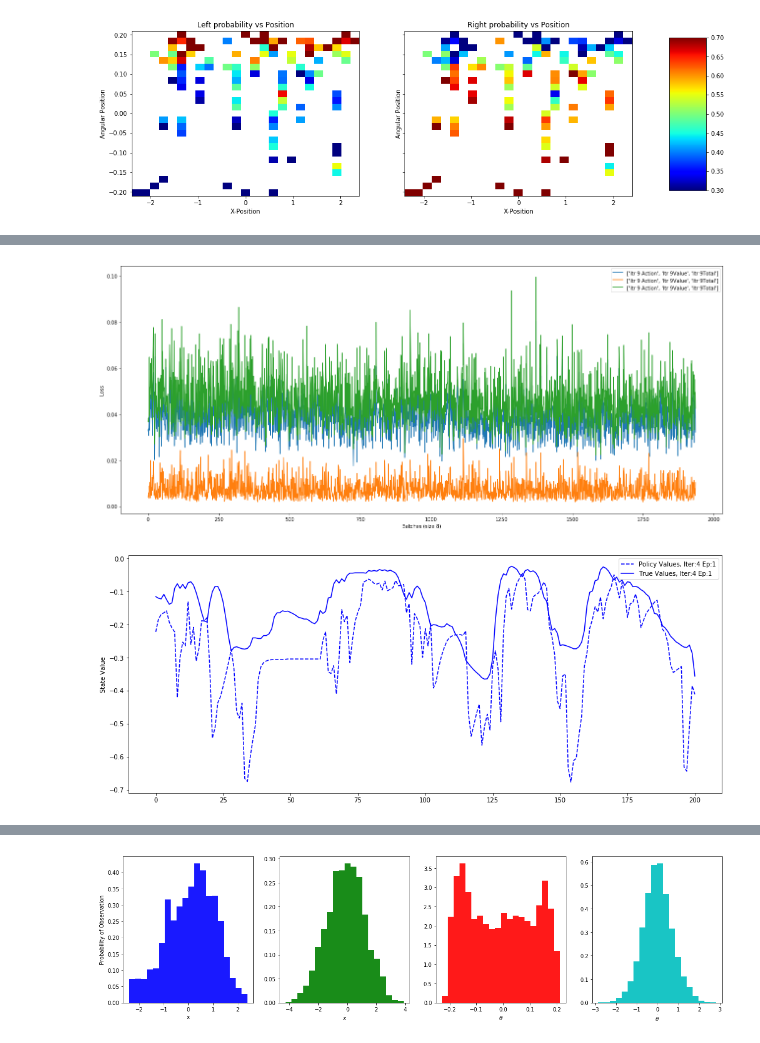
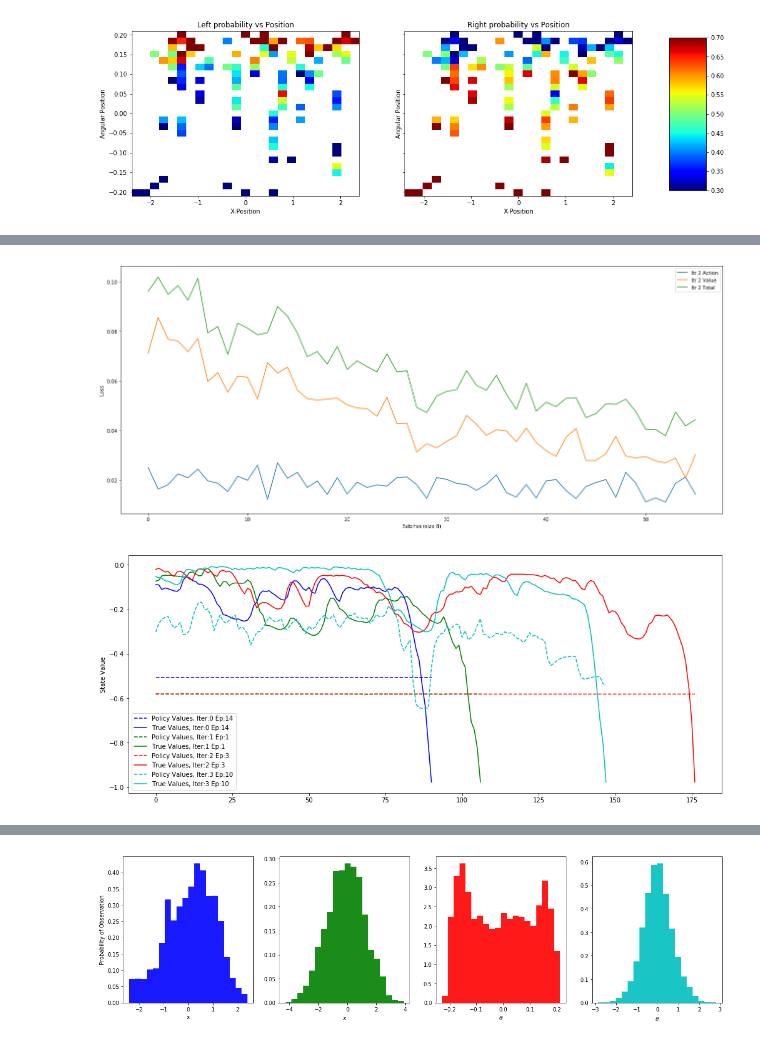
Before and after one commit to alexdarch/Project, a Jupyter notebook: CartPole/ResultsVisualisation.ipynb, the cells around one changed output, grey strips where cells are left out. Cells and saved outputs as stored; diff of their text form; code cells hidden in the pictures.

```diff
--- a/CartPole/ResultsVisualisation.ipynb
+++ b/CartPole/ResultsVisualisation.ipynb
@@ -367,8 +367,8 @@ class VisualiseData:
         axes.set_ylabel('Loss')
 
         for itr in iters:
-            axes.plot(self.iter_training_data[itr].nnet_losses, label=['Itr '+str(itr)+' Action', 'Itr '+str(itr)+'Value', 'Itr '+str(itr)+'Total'])
-            axes.legend()
+            axes.plot(self.iter_training_data[itr].nnet_losses)
+            axes.legend(['Itr '+str(itr)+' Action', 'Itr '+str(itr)+' Value', 'Itr '+str(itr)+' Total'])
 
     def plot_observation_histograms(self, iters=[0, 1, 2], normed=True):
         for itr in iters:
@@ -499,6 +499,6 @@ class VisualiseData:
 folder = r'Data\\'
 # folder = os.path.join('..\ArchivedData', '40sims\\')
 # folder = os.path.join('..\ArchivedData', 'no2Dstatetest\\')
-v = VisualiseData(folder, iters=[0, 1, 2, 3, 4, 5, 6, 7, 8, 9, 10, 11]) #, 1, 2, 3, 4, 5, 6])
+v = VisualiseData(folder, iters=[0, 1, 2, 3]) #, 1, 2, 3, 4, 5, 6])
 v.iter_training_data[0].episode_training_data['Episode0'].head()
 # %% [output]
@@ -558,10 +550,10 @@ v.plot_iter_values(iters, plot_stds=False, plot_all_eps=False)
 # %%
-iters = [9]
+iters = [2]
 v.plot_iter_losses(iters)
 # %% [output]
-[figure, old version]
+[figure, new version]
 # %%
-v.plot_values_vs_steps(iters=[4], episodes='longest') # need to update so episodes can take any list
+v.plot_values_vs_steps(iters=[0, 1, 2, 3], episodes='longest') # need to update so episodes can take any list
 # %% [output]
-[figure, old version]
+[figure, new version]
 # %%
```
Also changed, not shown: parts of 4 cells of this notebook, 8 other files.
